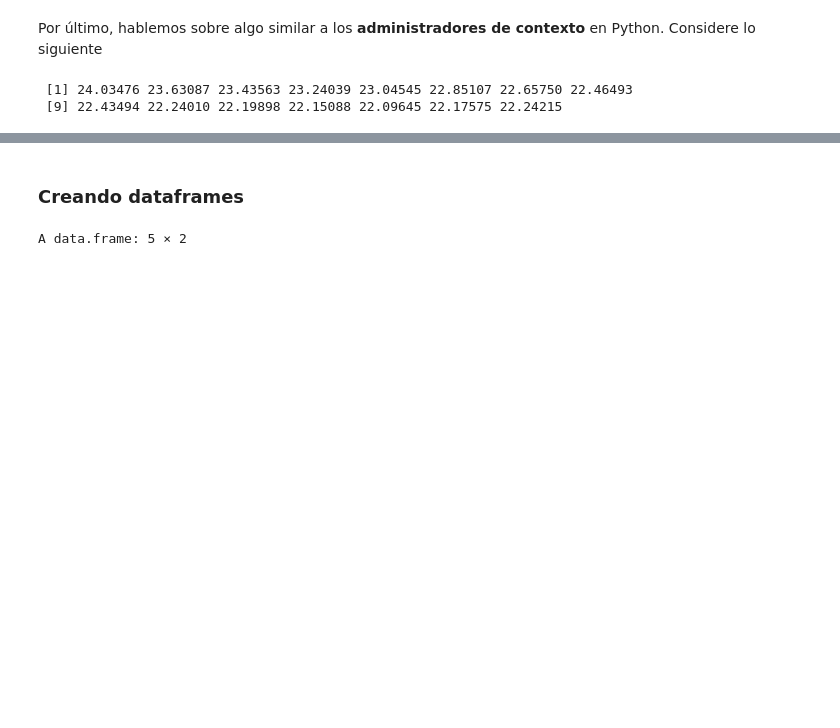
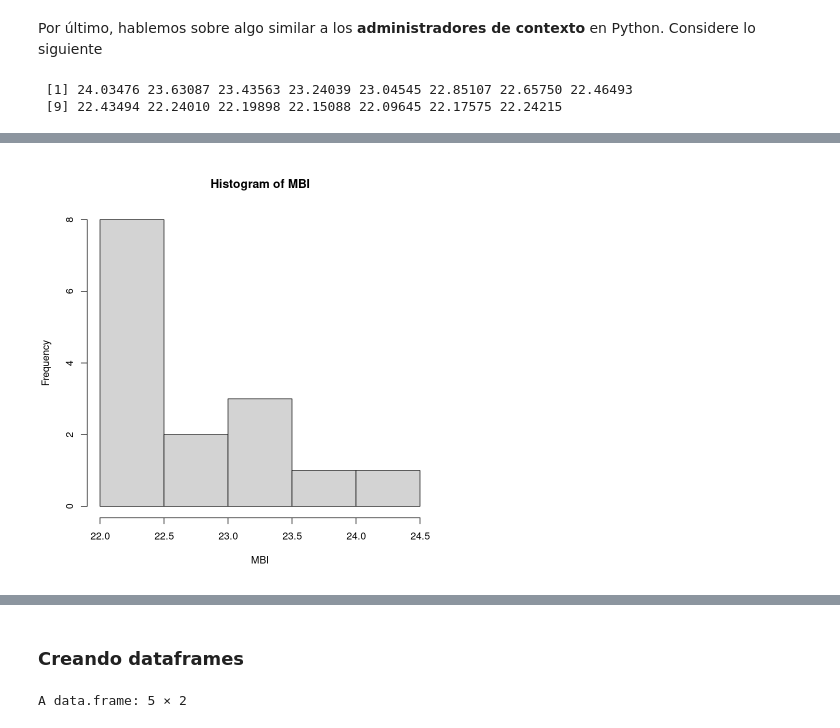
Before and after one commit to LF-Flores/CalculoActuarial-II, a Jupyter notebook: Cuadernos/Matrices_y_dataframes.ipynb, the cells around one changed output, grey strips where cells are left out. Saved outputs shown, nothing was run; the diff lists cells and outputs as text; code cells hidden in the pictures; blank space fills up the shorter version.

```diff
--- a/Cuadernos/Matrices_y_dataframes.ipynb
+++ b/Cuadernos/Matrices_y_dataframes.ipynb
@@ -297,0 +401,4 @@ MBI
+# %%
+hist(MBI)
+# %% [output]
+[figure, added]
```
Also changed, not shown: parts of 29 cells of this notebook, 1 other file.
